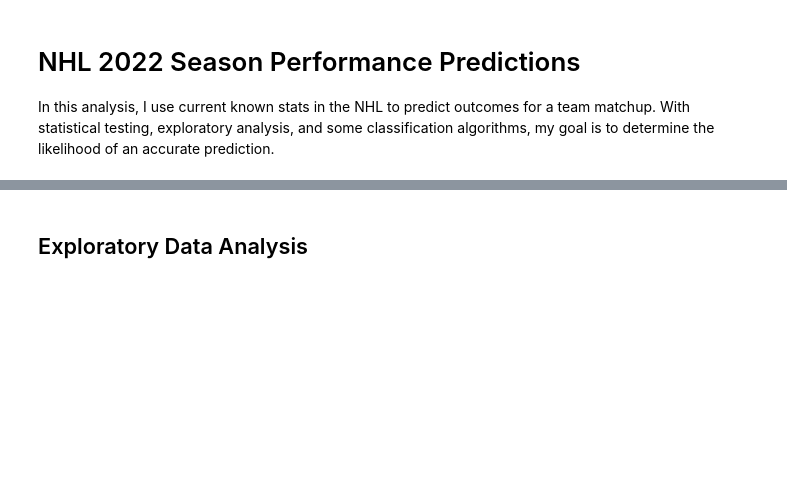
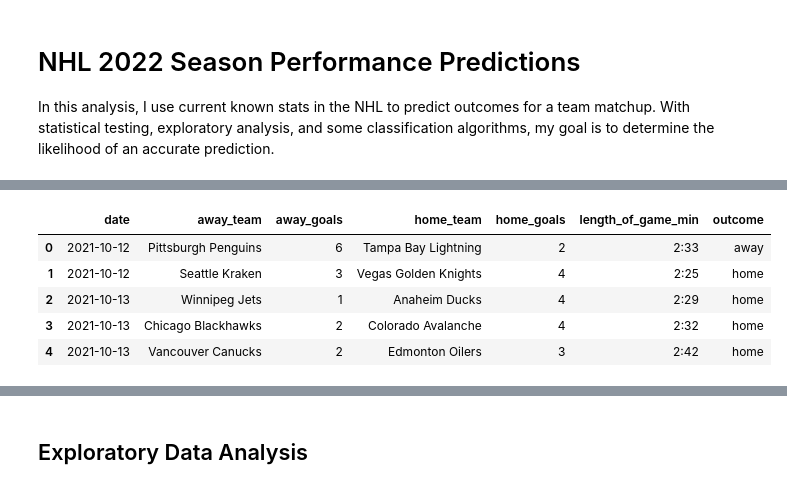
Before and after one commit to RyanSchraeder/StanleyCupPredictions, a Jupyter notebook: notebooks/model.ipynb, the cells around one changed output, grey strips where cells are left out. Drawn from its saved outputs; the diff is of its cells as text; code cells hidden in the pictures; blank space fills up the shorter version.

```diff
--- a/notebooks/model.ipynb
+++ b/notebooks/model.ipynb
@@ -28 +52,21 @@ The data included is very robust, including all current information and some met
+# %%
+games = pd.read_csv('../data/regular_season_games.csv').drop(columns=({'Unnamed: 5', 'Notes', 'Att.'})).rename(columns=({
+    "Date": "date",
+    "Visitor": "away_team",
+    "Home": "home_team",
+    "G": "away_goals",
+    "G.1": "home_goals",
+    "LOG": "length_of_game_min"
+}))
+games['outcome'] = (games.away_goals - games.home_goals).apply(lambda x: 'away' if x > 0 else 'home')
+games['date'] = games['date'].astype('datetime64')
+games.head()
+# games.isna().sum() -- just a check for missing data.
+# %% [output]
+|  | date | away_team | away_goals | home_team | home_goals | length_of_game_min | outcome |
+| 0 | 2021-10-12 | Pittsburgh Penguins | 6 | Tampa Bay Lightning | 2 | 2:33 | away |
+| 1 | 2021-10-12 | Seattle Kraken | 3 | Vegas Golden Knights | 4 | 2:25 | home |
+| 2 | 2021-10-13 | Winnipeg Jets | 1 | Anaheim Ducks | 4 | 2:29 | home |
+| 3 | 2021-10-13 | Chicago Blackhawks | 2 | Colorado Avalanche | 4 | 2:32 | home |
+| 4 | 2021-10-13 | Vancouver Canucks | 2 | Edmonton Oilers | 3 | 2:42 | home |
 # %%
```
Also changed, not shown: parts of 18 cells of this notebook, 1 other file.
